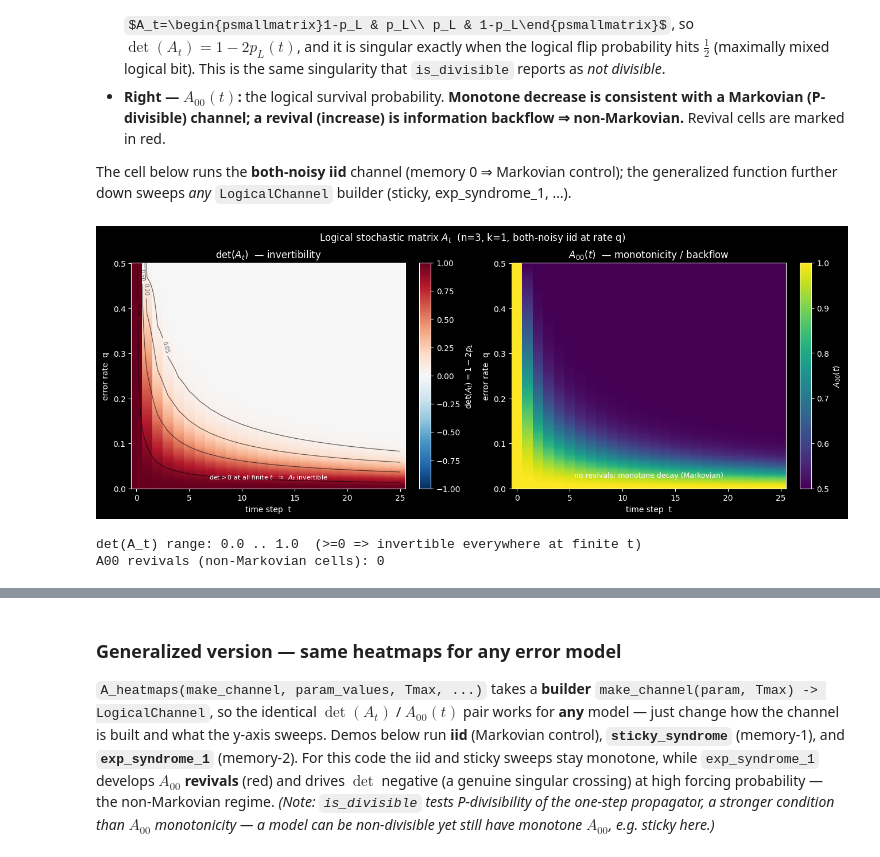
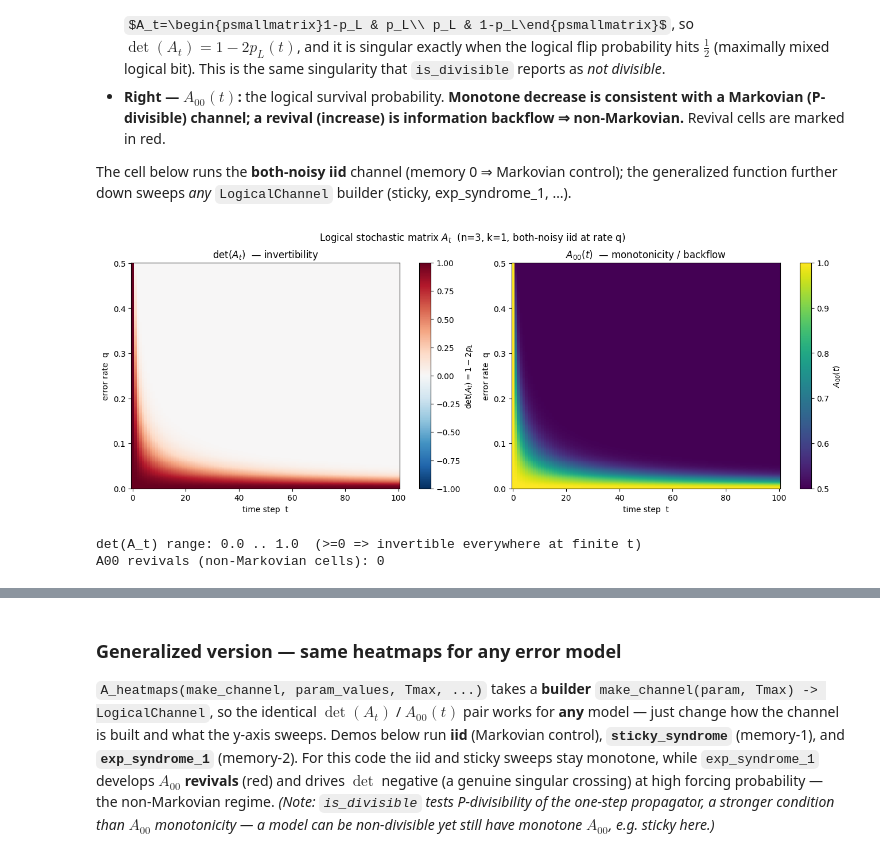
Before and after one commit to YommoY-official/MPQMasters, a Jupyter notebook: non_markovian_measure/non_markovian_measure.ipynb, the cells around one changed output, grey strips where cells are left out. Drawn from its saved outputs; the diff is of its cells as text; code cells hidden in the pictures; some formulas as TeX source.

```diff
--- a/non_markovian_measure/non_markovian_measure.ipynb
+++ b/non_markovian_measure/non_markovian_measure.ipynb
@@ -577,10 +569,10 @@ print(dict(zip(np.round(qs, 1), np.round(mean_measure, 6))))
 # %% [markdown]
 # Non-Markovian Case Explore
 # %%
-n = 6
+n = 5
 k = 1
-Tmax = 30
-q = 0.8
+Tmax = 2000
+q = 0.1
 
 code = ClassicalCode(sample_H_brute(n,k))
 channel = LogicalChannel(code, Tmax, q)
@@ -599,10 +591,11 @@ for t in ts:
         M = A[t] @ np.linalg.inv(A[t - 1])
     except np.linalg.LinAlgError:
         measure_l1.append(np.nan)  # singular step: propagator undefined
-        measure_frob.append(np.nan)
+        #measure_frob.append(np.nan)
     else:
         if not divisible[1][t]:
             plt.axvline(t, color='r')
+            print(t)
         measure_l1.append(l1_stochastic_distance(M))
         #measure_frob.append(stochastic_distance(M))
 
@@ -631,13 +636,13 @@ Syndrome error `e_t` repeats the previous one `e_{t-1}` with probability `q`, ot
 from error_models import perfect_physical_error, sticky_syndrome
 from measures import stochastic_distance, l1_stochastic_distance
 
-q    = 0.9      # probability the syndrome error repeats the previous step (memory)
-p    = 0.3      # bit-flip parameter of the fresh-draw distribution
-Tmax = 40
+q    = 0.3      # probability the syndrome error repeats the previous step (memory)
+p    = 0.4      # bit-flip parameter of the fresh-draw distribution
+Tmax = 800
 
 #code_nm = ClassicalCode(np.array([[1, 1, 0], [0, 1, 1]]))         # swap in any code here
 
-n = 7
+n = 5
 k = 1
 
 code_nm = ClassicalCode(sample_H_brute(n,k))
@@ -659,6 +664,7 @@ for t in ts:
         measure_l1.append(np.nan)
     else:
         measure_frob.append(stochastic_distance(M))
+
         measure_l1.append(l1_stochastic_distance(M))
 
 plt.figure(figsize=(8, 4))
@@ -822,7 +818,7 @@ import os
 from matplotlib.colors import TwoSlopeNorm
 
 code_A = ClassicalCode(np.array([[1, 1, 0], [0, 1, 1]]))   # 3-bit repetition code (k=1)
-Tmax   = 25
+Tmax   = 100
 qs     = np.linspace(1e-3, 0.5, 200)                        # error rate (both physical & syndrome, iid)
 ts     = np.arange(Tmax + 1)
 
@@ -839,42 +835,39 @@ det = np.where(np.abs(det) < 1e-12, 0.0, det)               # squash float noise
 # pixel edges so integer t and each q row are centred
 tedge = np.arange(-0.5, Tmax + 1.5, 1.0)
 dq    = (qs[1] - qs[0]) / 2
 qedge = np.concatenate(([qs[0] - dq], (qs[:-1] + qs[1:]) / 2, [qs[-1] + dq]))
 Tg, Qg = np.meshgrid(tedge, qedge)
 
 fig, (ax1, ax2) = plt.subplots(1, 2, figsize=(13, 5), constrained_layout=True)
 
 # --- determinant / invertibility ---
-pm1 = ax1.pcolormesh(Tg, Qg, det, cmap='RdBu_r',
-                     norm=TwoSlopeNorm(vmin=-1, vcenter=0, vmax=1), shading='flat')
-cs = ax1.contour(ts, qs, det, levels=[0.05, 0.2, 0.5, 0.9], colors='k', linewidths=0.9, alpha=0.6)
-ax1.clabel(cs, fmt='%.2f', fontsize=7)
+pm1 = ax1.pcolormesh(Tg, Qg, det, cmap='RdBu_r', norm=TwoSlopeNorm(vmin=-1, vcenter=0, vmax=1), shading='flat')
+#cs = ax1.contour(ts, qs, det, levels=[0.05, 0.2, 0.5, 0.9], colors='k', linewidths=0.9, alpha=0.6)
+#ax1.clabel(cs, fmt='%.2f', fontsize=7)
 ax1.set(xlabel='time step  t', ylabel='error rate  q', title=r'$\det(A_t)$  — invertibility')
-ax1.text(0.5, 0.04, r'$\det>0$ at all finite $t$  $\Rightarrow$  $A_t$ invertible',
-         transform=ax1.transAxes, ha='center', fontsize=8)
+#ax1.text(0.5, 0.04, r'$\det>0$ at all finite $t$  $\Rightarrow$  $A_t$ invertible',transform=ax1.transAxes, ha='center', fontsize=8)
 fig.colorbar(pm1, ax=ax1, label=r'$\det(A_t) = 1 - 2p_L$')
 
 # --- A00 / monotonicity & backflow ---
 pm2 = ax2.pcolormesh(Tg, Qg, A00, cmap='viridis', vmin=0.5, vmax=1.0, shading='flat')
 revival = np.diff(A00, axis=1) > 1e-12                      # A00 went back up => non-Markovian
 ri, rt = np.where(revival)
 if revival.sum():
     ax2.scatter(ts[rt + 1], qs[ri], s=6, c='red', label=f'revival (A00 up): {int(revival.sum())} cells')
     ax2.legend(loc='upper right', fontsize=8)
-else:
-    ax2.text(0.5, 0.05, 'no revivals: monotone decay (Markovian)',
-             transform=ax2.transAxes, ha='center', fontsize=9, color='white')
+#else:
+    #ax2.text(0.5, 0.05, 'no revivals: monotone decay (Markovian)', transform=ax2.transAxes, ha='center', fontsize=9, color='white')
 ax2.set(xlabel='time step  t', ylabel='error rate  q', title=r'$A_{00}(t)$  — monotonicity / backflow')
 fig.colorbar(pm2, ax=ax2, label=r'$A_{00}(t)$')
 
 fig.suptitle(f'Logical stochastic matrix $A_t$  (n={code_A.n}, k={code_A.k}, both-noisy iid at rate q)', fontsize=12)
 os.makedirs('plots', exist_ok=True)
 fig.savefig('plots/A_det_A00_heatmaps.png', dpi=150, bbox_inches='tight')
 plt.show()
 
 print('det(A_t) range:', det.min(), '..', det.max(), ' (>=0 => invertible everywhere at finite t)')
 print('A00 revivals (non-Markovian cells):', int(revival.sum()))
 # %% [output]
-[figure, old version]
+[figure, new version]
 det(A_t) range: 0.0 .. 1.0  (>=0 => invertible everywhere at finite t)
 A00 revivals (non-Markovian cells): 0
```
Also changed, not shown: parts of 14 cells of this notebook, 11 other files.
